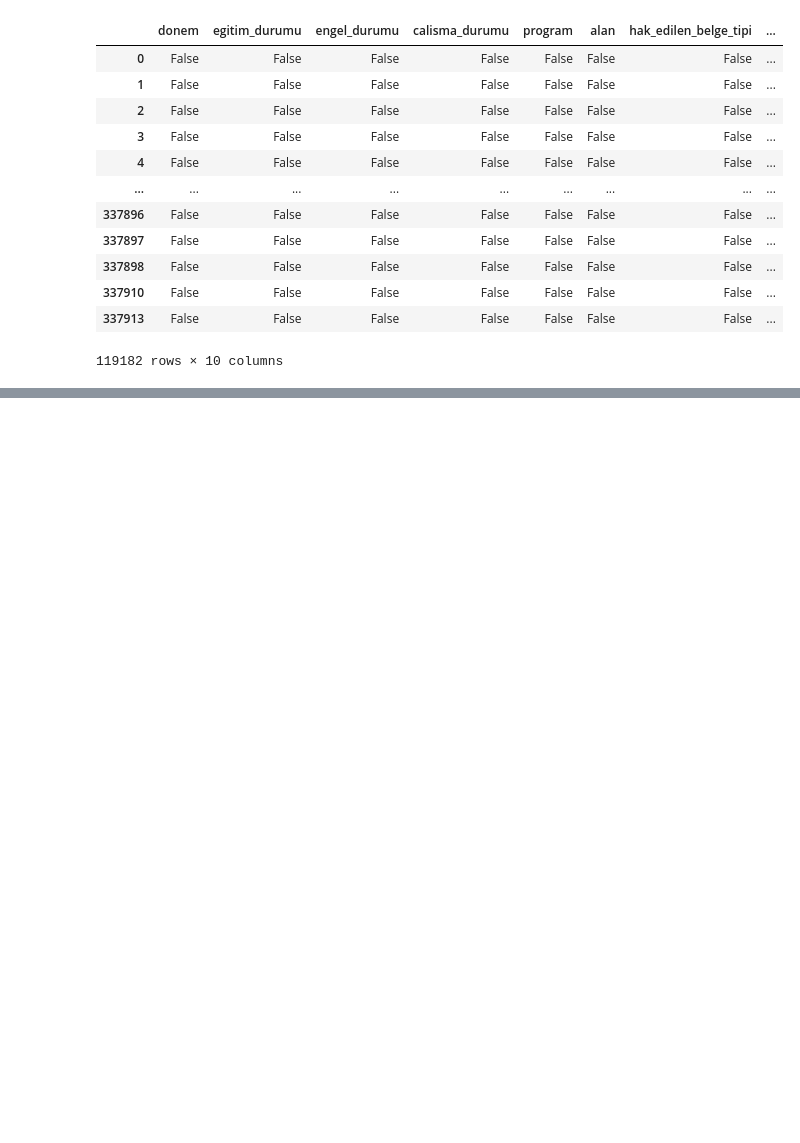
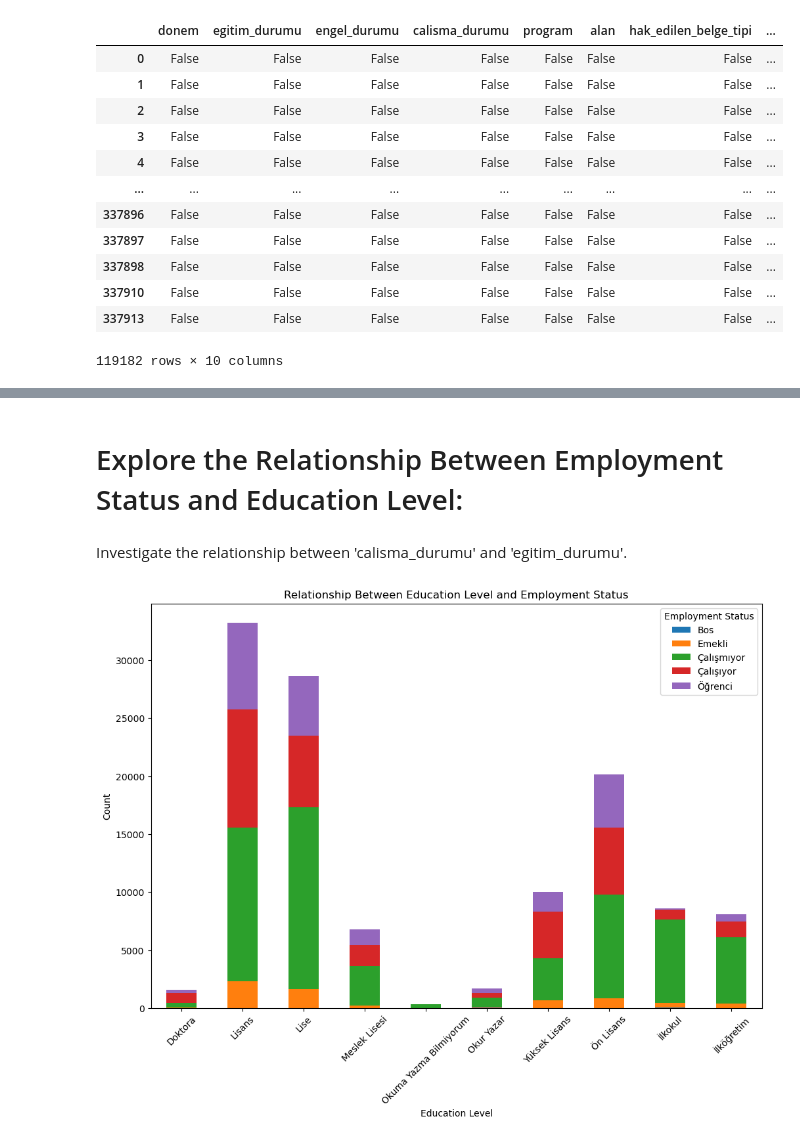
Before and after one commit to shbnm93/Data-Analysis-Projects, a Jupyter notebook: ismek/ismek.ipynb, the cells around one changed output, grey strips where cells are left out. Cells and saved outputs as stored; diff of their text form; code cells hidden in the pictures; blank space fills up the shorter version.

```diff
--- a/ismek/ismek.ipynb
+++ b/ismek/ismek.ipynb
@@ -93,0 +173,16 @@ df
+# %% [markdown]
+# Explore the Relationship Between Employment Status and Education Level:
+# %% [markdown]
+Investigate the relationship between 'calisma_durumu' and 'egitim_durumu'.
+# %%
+# Create a cross-tabulation and visualize the relationship
+cross_tab_education_employment = pd.crosstab(df['egitim_durumu'], df['calisma_durumu'])
+cross_tab_education_employment.plot(kind='bar', stacked=True, figsize=(12, 8))
+plt.title("Relationship Between Education Level and Employment Status")
+plt.xlabel("Education Level")
+plt.ylabel("Count")
+plt.xticks(rotation=45)
+plt.legend(title='Employment Status')
+plt.show()
+# %% [output]
+[figure, added]
```
Also changed, not shown: parts of 9 cells of this notebook.
